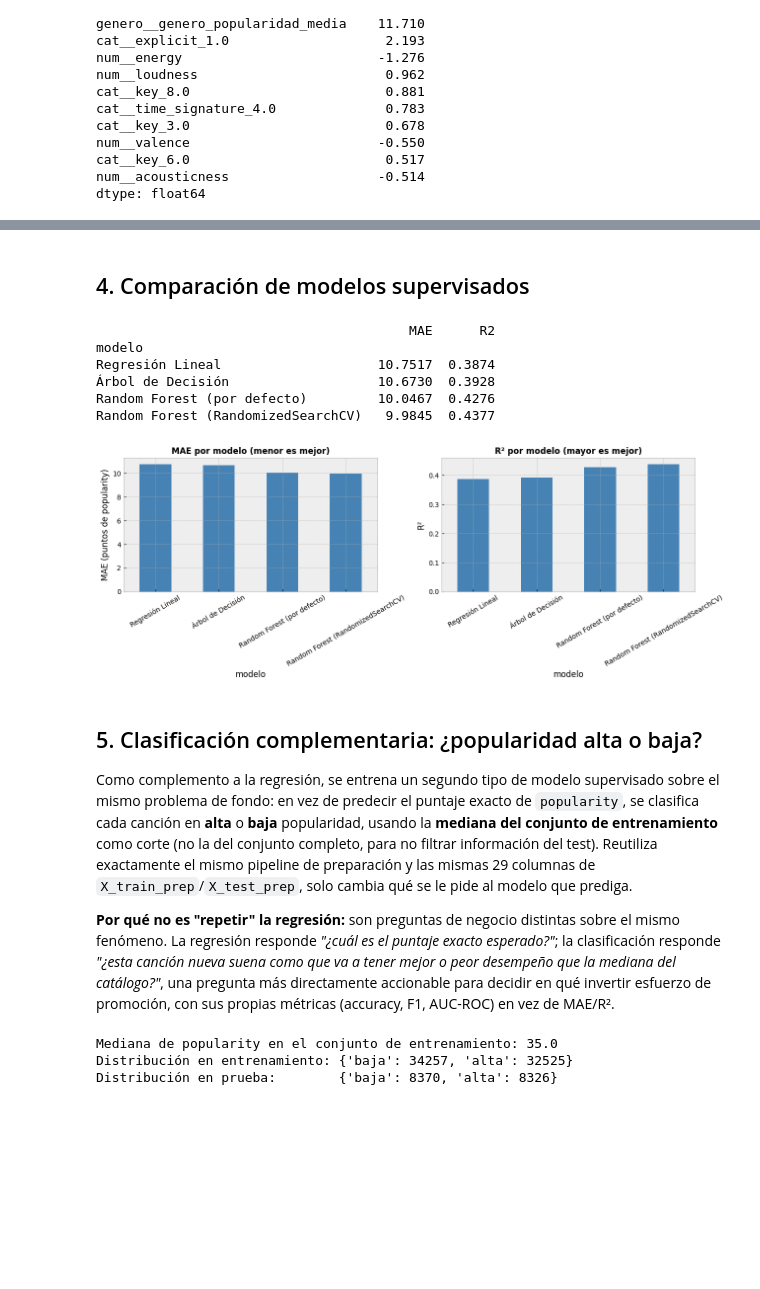
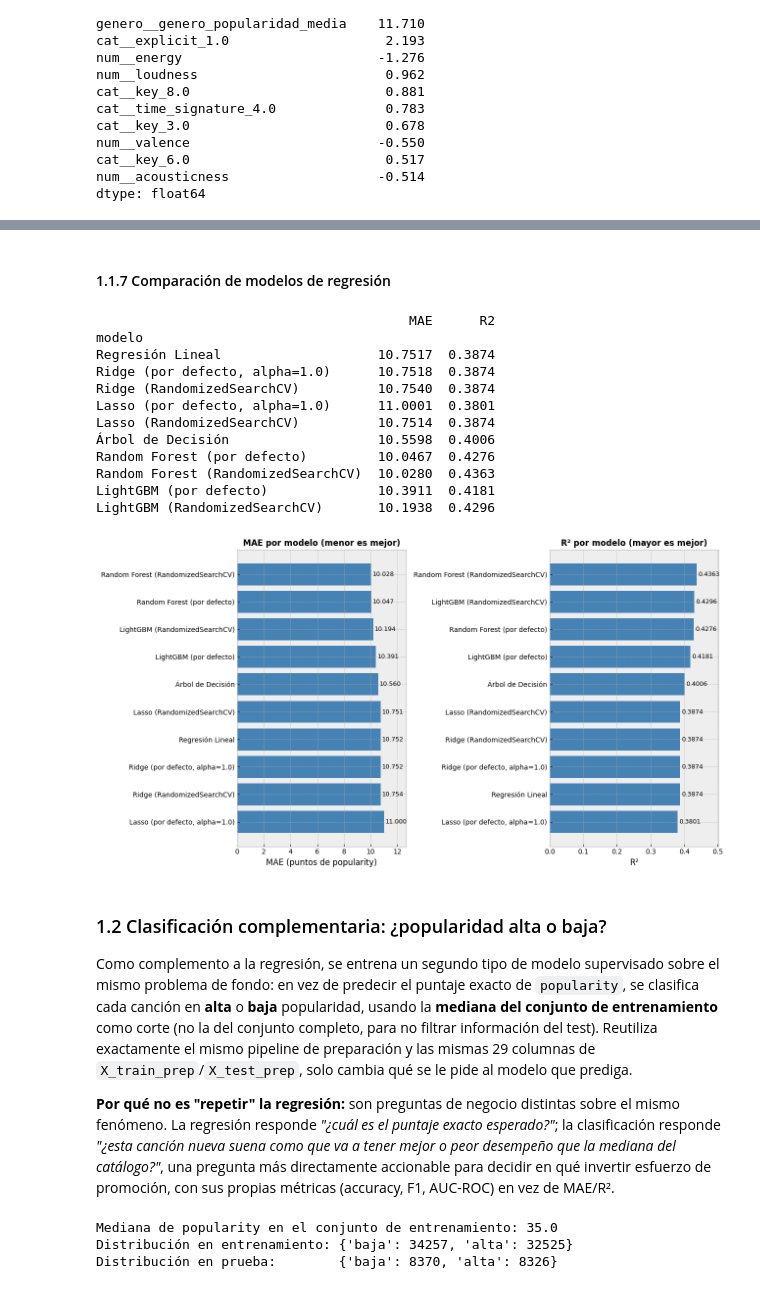
Before and after one commit to Felipe-Ahumada/Spotify-Tracks-Dataset, a Jupyter notebook: notebooks/modelamiento.ipynb, the cells around one changed output, grey strips where cells are left out. Saved outputs shown, nothing was run; the diff lists cells and outputs as text; code cells hidden in the pictures; blank space fills up the shorter version.

Commit message:
Se profundiza la evaluación de los modelos (hiperparámetros, ensamble y generalización), se agregan nuevos análisis de clustering, y se actualiza el informe y la presentación.

```diff
--- a/notebooks/modelamiento.ipynb
+++ b/notebooks/modelamiento.ipynb
@@ -531,33 +746,49 @@ de la canción.
 # %% [markdown]
-## 4. Comparación de modelos supervisados
+#### 1.1.7 Comparación de modelos de regresión
 # %%
 tabla_resultados = pd.DataFrame(resultados).set_index('modelo')
 print(tabla_resultados.round(4))
 
-fig, axes = plt.subplots(1, 2, figsize=(13, 5))
-tabla_resultados['MAE'].plot(kind='bar', ax=axes[0], color='steelblue')
+# Barras horizontales (con 10 modelos y nombres largos, las verticales quedaban ilegibles)
+# y se anota el valor exacto porque varios modelos difieren solo en la tercera/cuarta cifra.
+orden_mae = tabla_resultados['MAE'].sort_values(ascending=False)
+orden_r2 = tabla_resultados['R2'].sort_values(ascending=True)
+
+fig, axes = plt.subplots(1, 2, figsize=(13, 7))
+
+axes[0].barh(orden_mae.index, orden_mae.values, color='steelblue')
 axes[0].set_title('MAE por modelo (menor es mejor)', fontsize=12, fontweight='bold')
-axes[0].set_ylabel('MAE (puntos de popularity)')
-axes[0].tick_params(axis='x', rotation=30)
+axes[0].set_xlabel('MAE (puntos de popularity)')
+axes[0].set_xlim(0, orden_mae.max() * 1.15)
+for i, v in enumerate(orden_mae.values):
+    axes[0].text(v + orden_mae.max() * 0.01, i, f'{v:.3f}', va='center', fontsize=9)
 
-tabla_resultados['R2'].plot(kind='bar', ax=axes[1], color='steelblue')
+axes[1].barh(orden_r2.index, orden_r2.values, color='steelblue')
 axes[1].set_title('R² por modelo (mayor es mejor)', fontsize=12, fontweight='bold')
-axes[1].set_ylabel('R²')
-axes[1].tick_params(axis='x', rotation=30)
+axes[1].set_xlabel('R²')
+axes[1].set_xlim(0, orden_r2.max() * 1.15)
+for i, v in enumerate(orden_r2.values):
+    axes[1].text(v + orden_r2.max() * 0.01, i, f'{v:.4f}', va='center', fontsize=9)
 
 plt.tight_layout()
 plt.savefig('../images/comparacion_modelos.png', dpi=150, bbox_inches='tight')
 plt.show()
 # %% [output]
                                         MAE      R2
 modelo
 Regresión Lineal                    10.7517  0.3874
-Árbol de Decisión                   10.6730  0.3928
+Ridge (por defecto, alpha=1.0)      10.7518  0.3874
+Ridge (RandomizedSearchCV)          10.7540  0.3874
+Lasso (por defecto, alpha=1.0)      11.0001  0.3801
+Lasso (RandomizedSearchCV)          10.7514  0.3874
+Árbol de Decisión                   10.5598  0.4006
 Random Forest (por defecto)         10.0467  0.4276
-Random Forest (RandomizedSearchCV)   9.9845  0.4377
+Random Forest (RandomizedSearchCV)  10.0280  0.4363
+LightGBM (por defecto)              10.3911  0.4181
+LightGBM (RandomizedSearchCV)       10.1938  0.4296
-[figure, old version]
+[figure, new version]
 # %% [markdown]
-## 5. Clasificación complementaria: ¿popularidad alta o baja?
+### 1.2 Clasificación complementaria: ¿popularidad alta o baja?
 
 Como complemento a la regresión, se entrena un segundo tipo de modelo supervisado sobre el
 mismo problema de fondo: en vez de predecir el puntaje exacto de `popularity`, se clasifica
```
Also changed, not shown: parts of 52 cells of this notebook, 13 other files.
